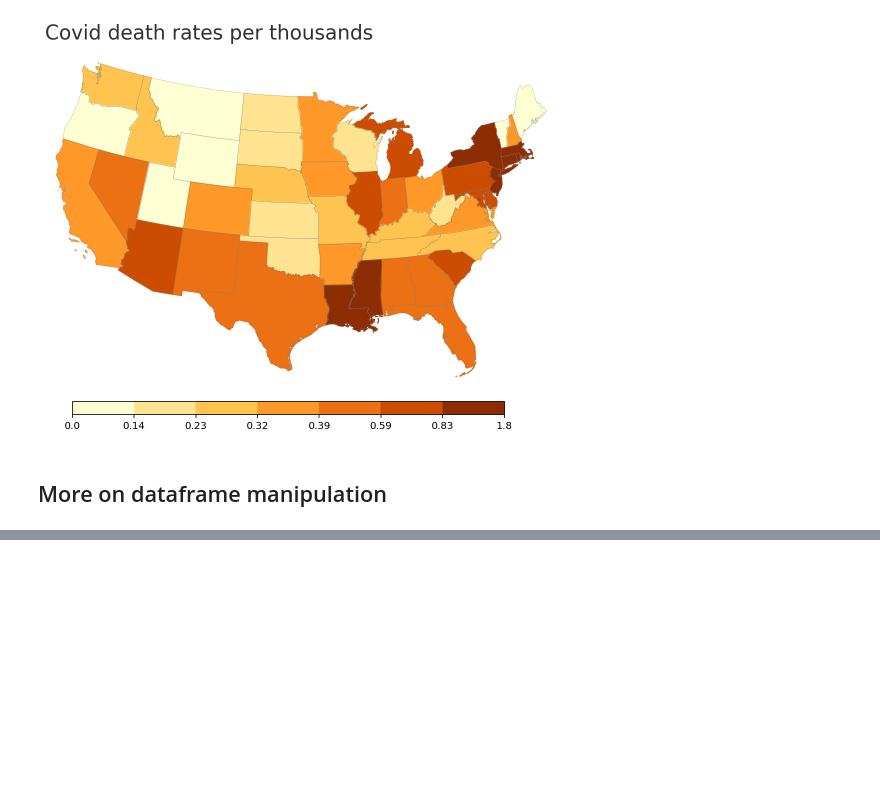
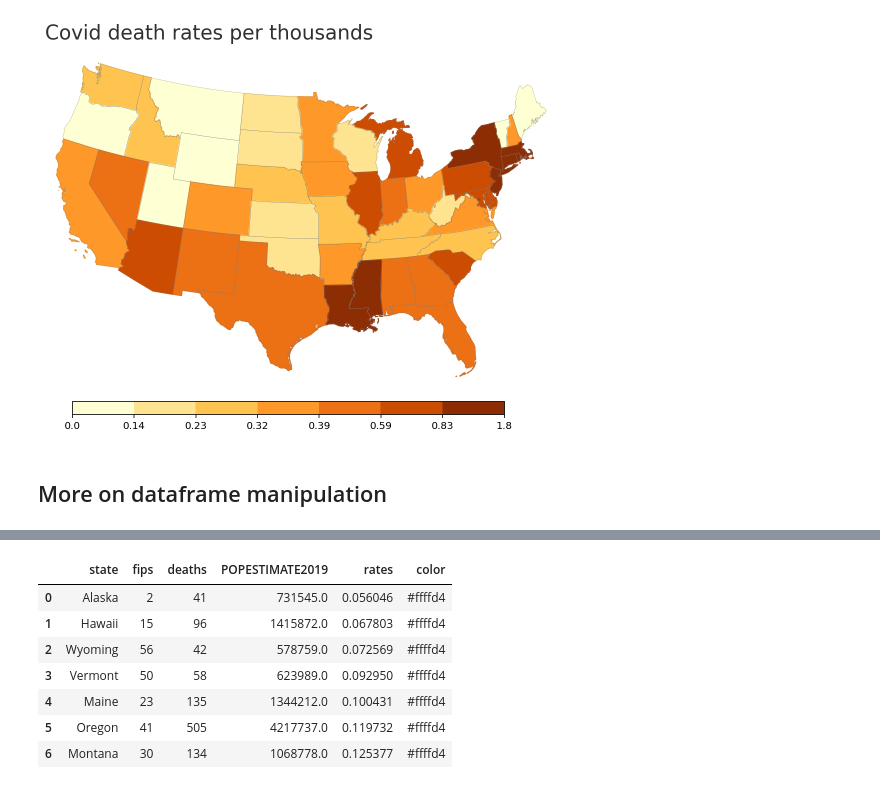
Before and after one commit to parrt/msds593, a Jupyter notebook: notebooks/preprocessing-data-covid-map.ipynb, the cells around one changed output, grey strips where cells are left out. Drawn from its saved outputs; the diff is of its cells as text; code cells hidden in the pictures; blank space fills up the shorter version.

```diff
--- a/notebooks/preprocessing-data-covid-map.ipynb
+++ b/notebooks/preprocessing-data-covid-map.ipynb
@@ -495,0 +507,3 @@ cb2.set_ticklabels(boundaries)
+# %%
+rates = rates.reset_index(drop=True)
+rates.head()
@@ -495,0 +517,13 @@ cb2.set_ticklabels(boundaries)
+# %%
+## keep the first 7 rows
+rates_top7 = rates.iloc[:7]
+rates_top7
+# %% [output]
+|  | state | fips | deaths | POPESTIMATE2019 | rates | color |
+| 0 | Alaska | 2 | 41 | 731545.0 | 0.056046 | #ffffd4 |
+| 1 | Hawaii | 15 | 96 | 1415872.0 | 0.067803 | #ffffd4 |
+| 2 | Wyoming | 56 | 42 | 578759.0 | 0.072569 | #ffffd4 |
+| 3 | Vermont | 50 | 58 | 623989.0 | 0.092950 | #ffffd4 |
+| 4 | Maine | 23 | 135 | 1344212.0 | 0.100431 | #ffffd4 |
+| 5 | Oregon | 41 | 505 | 4217737.0 | 0.119732 | #ffffd4 |
+| 6 | Montana | 30 | 134 | 1068778.0 | 0.125377 | #ffffd4 |
```
Also changed, not shown: parts of 7 cells of this notebook.
